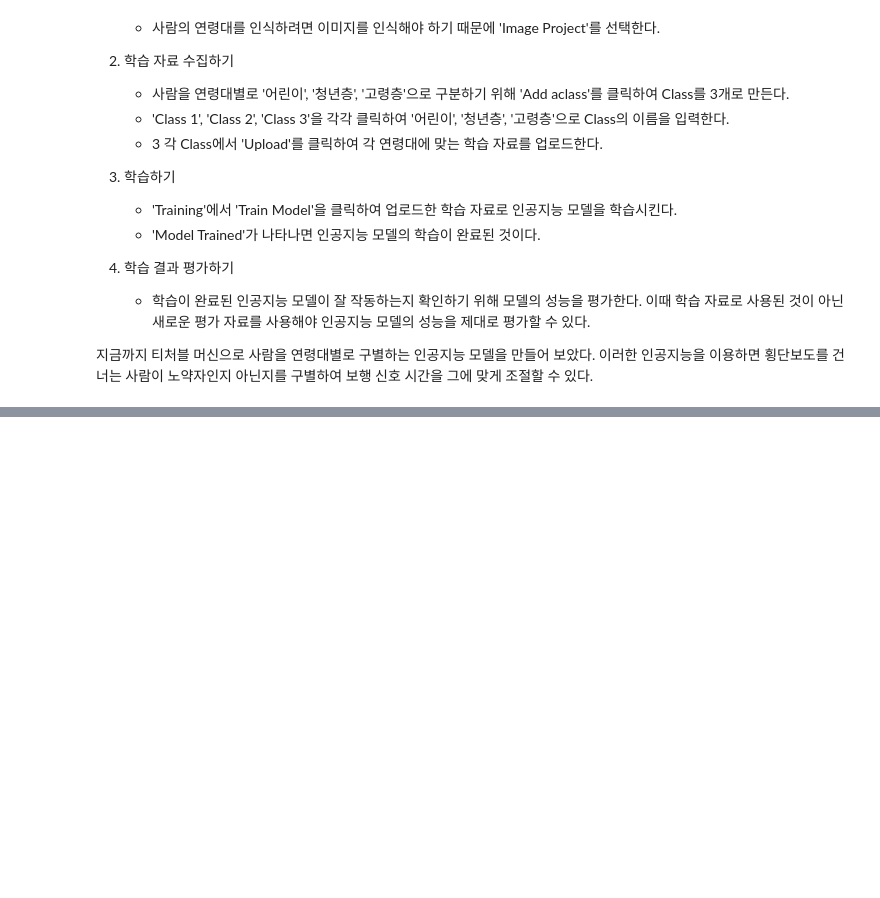
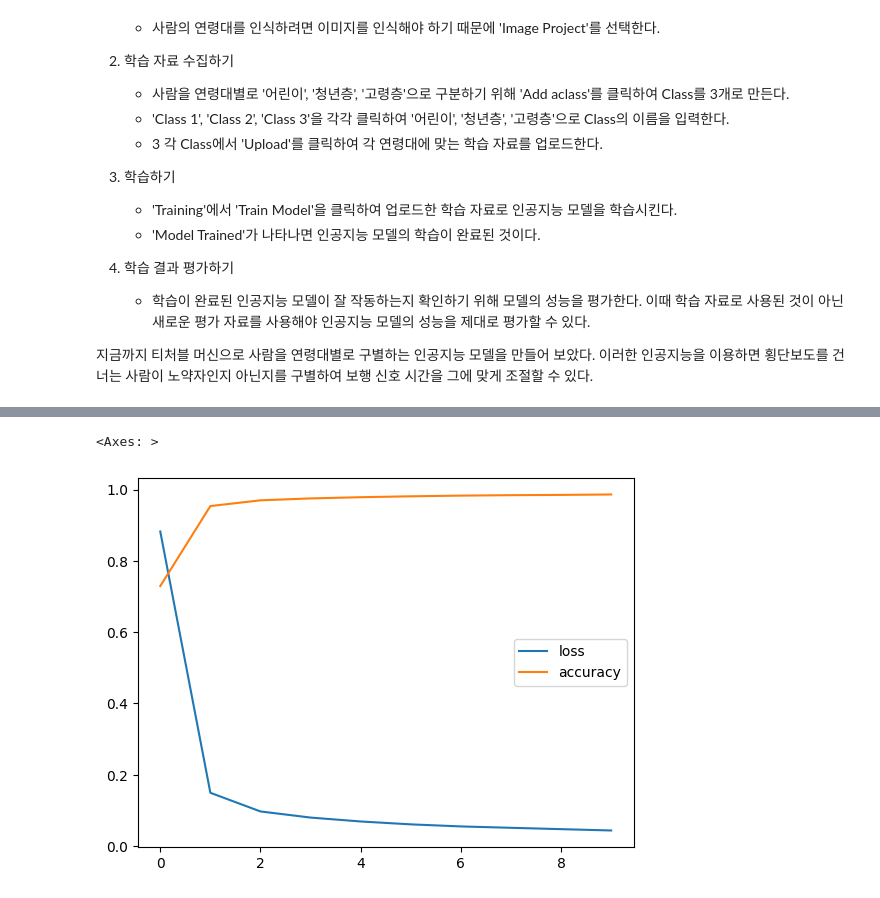
Before and after one commit to SJinLee/AIMath, a Jupyter notebook: 실습.ipynb, the cells around one changed output, grey strips where cells are left out. Drawn from its saved outputs; the diff is of its cells as text; code cells hidden in the pictures; blank space fills up the shorter version.

```diff
--- a/실습.ipynb
+++ b/실습.ipynb
@@ -202,0 +317,28 @@ $x$(L) | $y$(시간)
+# %%
+class Model(tf.keras.Model):
+    def __init__(self):
+        super(Model,self).__init__()
+        self.conv1 = tf.keras.layers.Conv2D(32, kernel_size=(3, 3), activation="relu")
+        self.pool1 = tf.keras.layers.MaxPooling2D(pool_size=(2, 2))
+        self.conv2 = tf.keras.layers.Conv2D(64, kernel_size=(3, 3), activation="relu")
+        self.pool2 = tf.keras.layers.MaxPooling2D(pool_size=(2, 2))
+        self.flatten = tf.keras.layers.Flatten()
+        # self.dropout = tf.keras.layers.Dropout(0.5)
+        self.dense3 = tf.keras.layers.Dense(10)
+    def call(self,inputs):
+        #y = inputs @ self.dense1.weights + self.dense1.bias
+        y = self.conv1(inputs)
+        y = self.pool1(y)
+        y = self.conv2(y)
+        y = self.pool2(y)
+        y = self.flatten(y)
+        y = self.dense3(y)
+        y = tf.keras.activations.softmax(y)
+        return y
+# %%
+model = Model()
+model.compile(optimizer=tf.keras.optimizers.SGD(learning_rate=0.005),
+              loss = 'sparse_categorical_crossentropy',
+              metrics=['accuracy'])
+history = model.fit(x_train.astype(np.float32).reshape([-1,28,28,1]),
+          y_train.astype(np.float32),epochs=10)
@@ -202,0 +366,6 @@ $x$(L) | $y$(시간)
+# %%
+import pandas as pd
+pd.DataFrame(history.history).plot()
+# %% [output]
+<Axes: >
+[figure, added]
```
Also changed, not shown: parts of 26 cells of this notebook.
